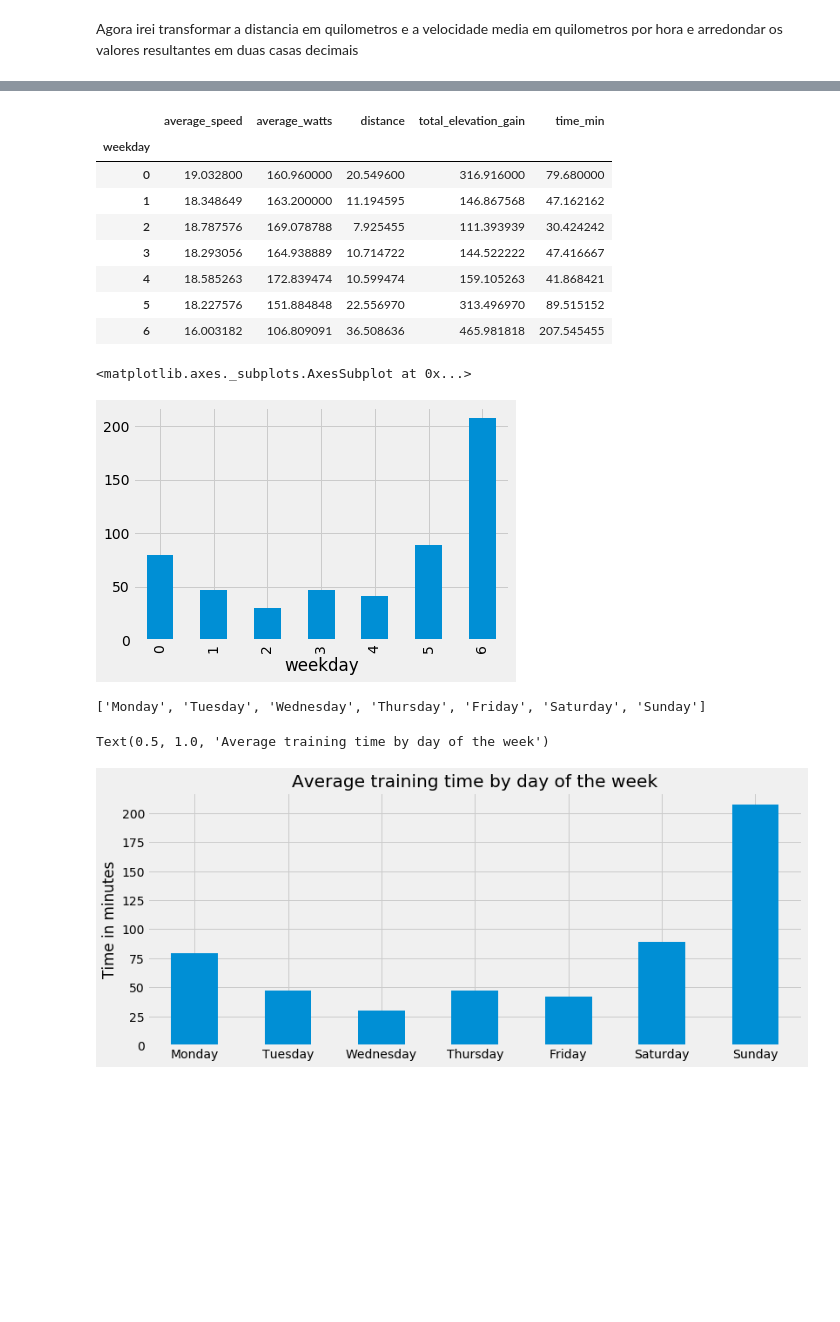
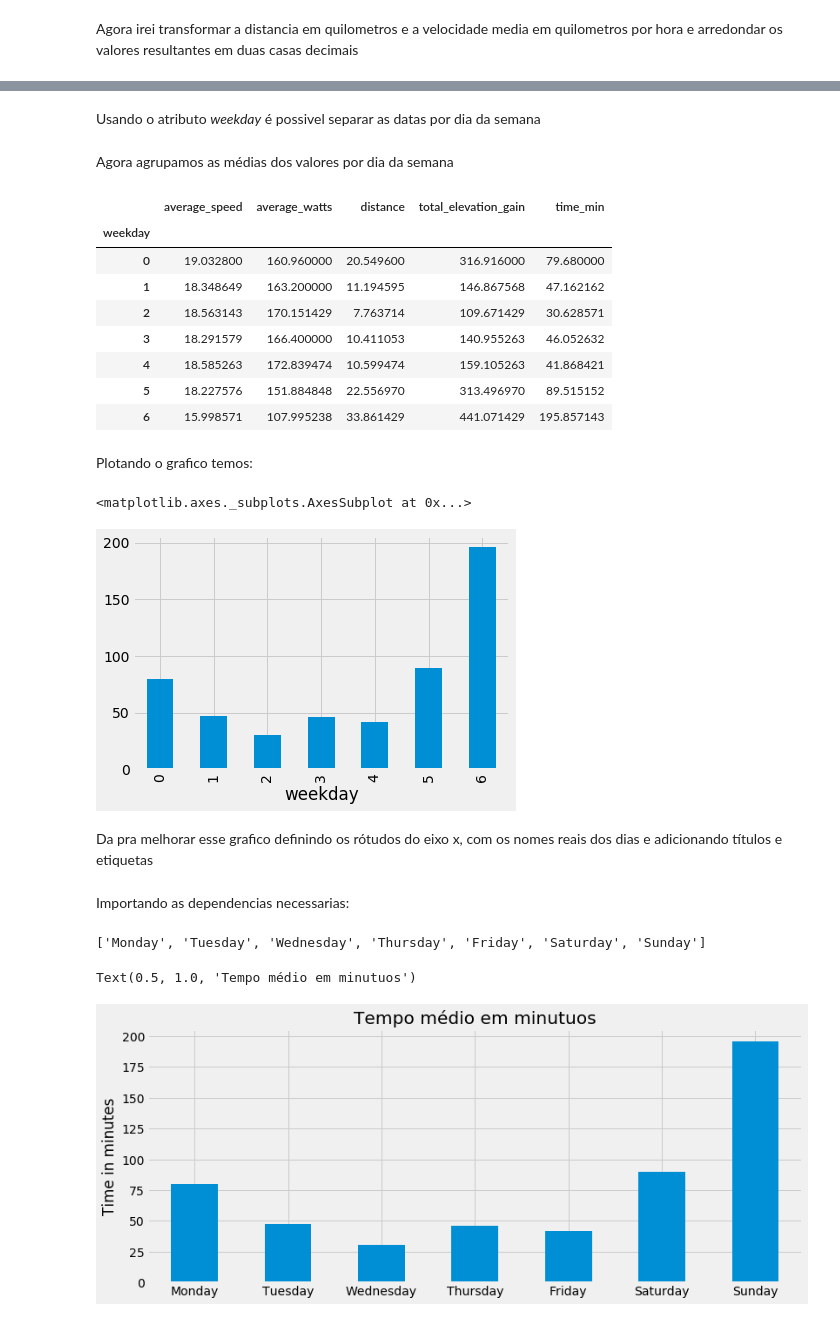
Before and after one commit to 666Dourado/Analise-Dados-Strava-Colab, a Jupyter notebook: Analise_Strava.ipynb, the cells around one changed output, grey strips where cells are left out. Drawn from its saved outputs; the diff is of its cells as text; code cells hidden in the pictures; blank space fills up the shorter version.

```diff
--- a/Analise_Strava.ipynb
+++ b/Analise_Strava.ipynb
@@ -42,7 +42,7 @@ Podemos então passar o token de acesso e criar uma nova instancia do Client
 # %%
 # instanciando a classe Client do Strava
 
-client = Client(access_token="ceb2fa8c02d036e6ab5a6fb47c9b188260948aed")
+client = Client(access_token="e4ccf54c7fbd26bec20940d6ad3a85a8e675ed16")
 # %% [markdown]
 Nesse exemplo usaremos apenas dados correspondentes às atividades, sendo assim usaremos o *get_activities()* que é um método do objeto Client
 # %%
@@ -345,7 +370,11 @@ trends = df.copy()
 # %%
 trends.set_index(pd.to_datetime(trends.index), drop=True, inplace=True)
+# %% [markdown]
+Usando o atributo *weekday* é possivel separar as datas por dia da semana
 # %%
 trends['weekday'] = trends.index.map(lambda x: x.weekday)
+# %% [markdown]
+Agora agrupamos as médias dos valores por dia da semana
 # %%
 trends.groupby('weekday').mean()
 # %% [output]
@@ -353,16 +382,22 @@ trends.groupby('weekday').mean()
 | weekday |  |  |  |  |  |
 | 0 | 19.032800 | 160.960000 | 20.549600 | 316.916000 | 79.680000 |
 | 1 | 18.348649 | 163.200000 | 11.194595 | 146.867568 | 47.162162 |
-| 2 | 18.787576 | 169.078788 | 7.925455 | 111.393939 | 30.424242 |
-| 3 | 18.293056 | 164.938889 | 10.714722 | 144.522222 | 47.416667 |
+| 2 | 18.563143 | 170.151429 | 7.763714 | 109.671429 | 30.628571 |
+| 3 | 18.291579 | 166.400000 | 10.411053 | 140.955263 | 46.052632 |
 | 4 | 18.585263 | 172.839474 | 10.599474 | 159.105263 | 41.868421 |
 | 5 | 18.227576 | 151.884848 | 22.556970 | 313.496970 | 89.515152 |
-| 6 | 16.003182 | 106.809091 | 36.508636 | 465.981818 | 207.545455 |
+| 6 | 15.998571 | 107.995238 | 33.861429 | 441.071429 | 195.857143 |
+# %% [markdown]
+Plotando o grafico temos:
 # %%
 trends.groupby('weekday').mean()['time_min'].plot(kind='bar')
 # %% [output]
 <matplotlib.axes._subplots.AxesSubplot at 0x...>
-[figure, old version]
+[figure, new version]
+# %% [markdown]
+Da pra melhorar esse grafico definindo os rótudos do eixo x, com os nomes reais dos dias e adicionando títulos e etiquetas
+# %% [markdown]
+Importando as dependencias necessarias:
 # %%
 import calendar
 list(calendar.day_name)
@@ -371,9 +406,9 @@ list(calendar.day_name)
 # %%
 trends.groupby('weekday').mean()['time_min'].plot(kind='bar', figsize=(12,5));
 plt.xticks(list(range(7)), list(calendar.day_name), rotation='horizontal');
 plt.xlabel('')
 plt.ylabel('Time in minutes')
-plt.title('Average training time by day of the week')
+plt.title('Tempo médio em minutuos')
 # %% [output]
-Text(0.5, 1.0, 'Average training time by day of the week')
+Text(0.5, 1.0, 'Tempo médio em minutuos')
-[figure, old version]
+[figure, new version]
```
Also changed, not shown: parts of 67 cells of this notebook.
